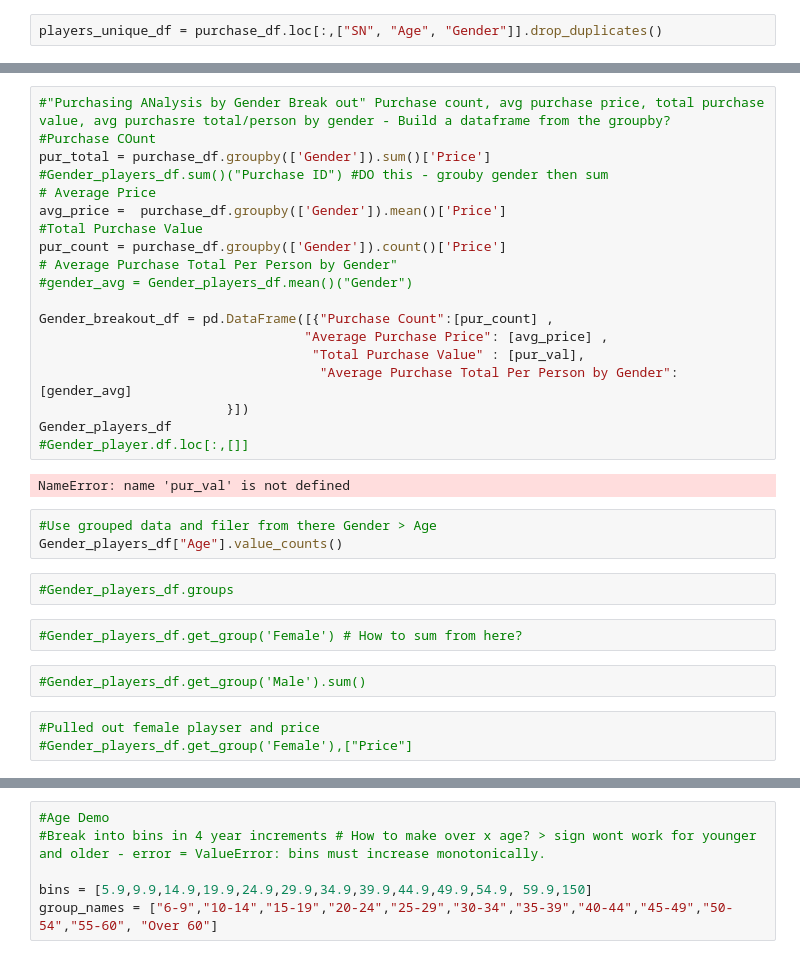
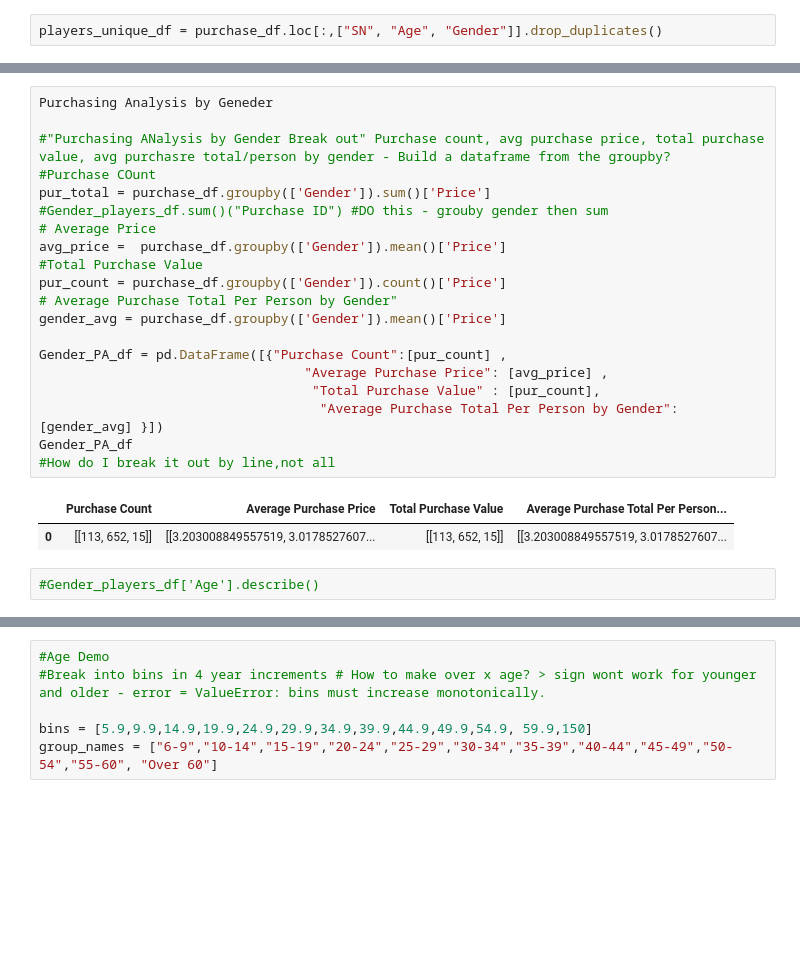
Before and after one commit to jocelyn4112/pandas-challenge, a Jupyter notebook: MainHouse.ipynb, the cells around one changed output, grey strips where cells are left out. Saved outputs shown, nothing was run; the diff lists cells and outputs as text; blank space fills up the shorter version.

```diff
--- a/MainHouse.ipynb
+++ b/MainHouse.ipynb
@@ -95,35 +95,27 @@ Male                     3.017853
 Other / Non-Disclosed    3.346000
 Name: Price, dtype: float64
 # %%
+Purchasing Analysis by Geneder
+
 #"Purchasing ANalysis by Gender Break out" Purchase count, avg purchase price, total purchase value, avg purchasre total/person by gender - Build a dataframe from the groupby?
 #Purchase COunt
 pur_total = purchase_df.groupby(['Gender']).sum()['Price']
 #Gender_players_df.sum()("Purchase ID") #DO this - grouby gender then sum
 # Average Price
 avg_price =  purchase_df.groupby(['Gender']).mean()['Price']
 #Total Purchase Value
 pur_count = purchase_df.groupby(['Gender']).count()['Price']
 # Average Purchase Total Per Person by Gender"
-#gender_avg = Gender_players_df.mean()("Gender")
+gender_avg = purchase_df.groupby(['Gender']).mean()['Price']
 
-Gender_breakout_df = pd.DataFrame([{"Purchase Count":[pur_count] ,
+Gender_PA_df = pd.DataFrame([{"Purchase Count":[pur_count] ,
                                   "Average Purchase Price": [avg_price] ,
-                                   "Total Purchase Value" : [pur_val],
-                                    "Average Purchase Total Per Person by Gender":[gender_avg]
-                        }])
-Gender_players_df
-#Gender_player.df.loc[:,[]]
+                                   "Total Purchase Value" : [pur_count],
+                                    "Average Purchase Total Per Person by Gender":[gender_avg] }])
+Gender_PA_df
+#How do I break it out by line,not all
 # %% [output]
-NameError: name 'pur_val' is not defined
+|  | Purchase Count | Average Purchase Price | Total Purchase Value | Average Purchase Total Per Person... |
+| 0 | [[113, 652, 15]] | [[3.203008849557519, 3.0178527607... | [[113, 652, 15]] | [[3.203008849557519, 3.0178527607... |
-# %%
-#Use grouped data and filer from there Gender > Age
-Gender_players_df["Age"].value_counts()
 # %%
-#Gender_players_df.groups
+#Gender_players_df['Age'].describe()
-# %%
-#Gender_players_df.get_group('Female') # How to sum from here?
-# %%
-#Gender_players_df.get_group('Male').sum()
-# %%
-#Pulled out female playser and price
-#Gender_players_df.get_group('Female'),["Price"]
```
Also changed, not shown: parts of 15 cells of this notebook.
